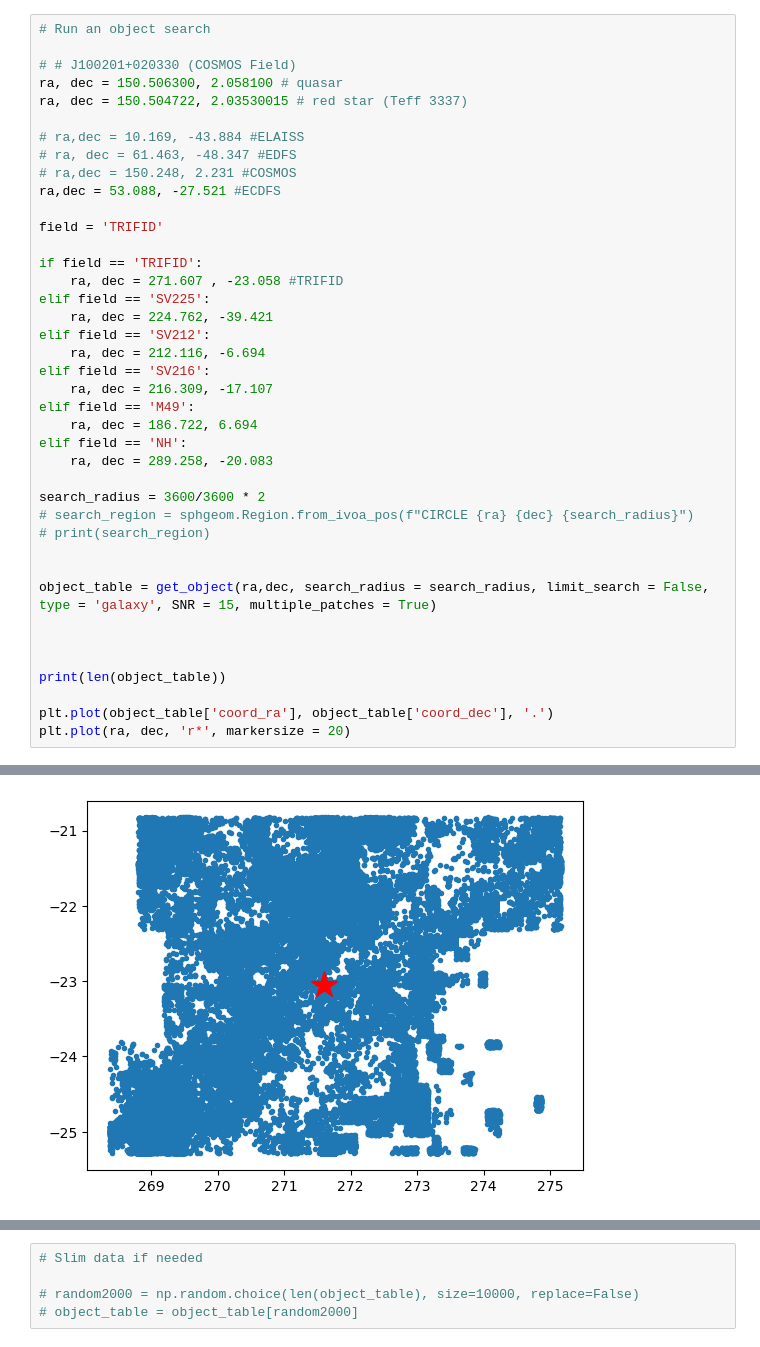
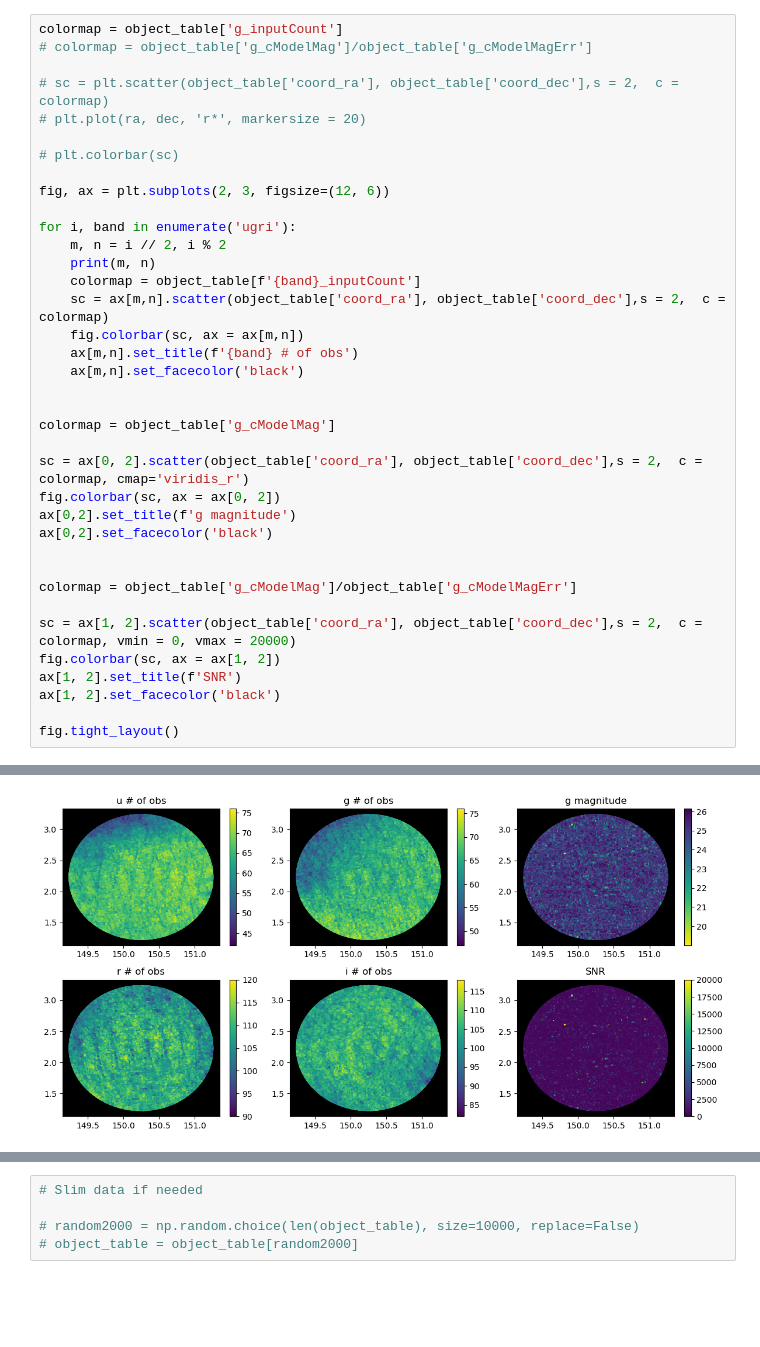
Before and after one commit to LSSTDESC/DifferentialCR, a Jupyter notebook: 2nd_ManyObjDCR.ipynb, the cells around one changed output, grey strips where cells are left out. Saved outputs shown, nothing was run; the diff lists cells and outputs as text; blank space fills up the shorter version.

```diff
--- a/2nd_ManyObjDCR.ipynb
+++ b/2nd_ManyObjDCR.ipynb
@@ -66,41 +168,38 @@ from usdf_utils import get_object
 # %%
-# Run an object search
+colormap = object_table['g_inputCount']
+# colormap = object_table['g_cModelMag']/object_table['g_cModelMagErr']
 
-# # J100201+020330 (COSMOS Field)
-ra, dec = 150.506300, 2.058100 # quasar
-ra, dec = 150.504722, 2.03530015 # red star (Teff 3337)
+# sc = plt.scatter(object_table['coord_ra'], object_table['coord_dec'],s = 2,  c = colormap)
+# plt.plot(ra, dec, 'r*', markersize = 20)
 
-# ra,dec = 10.169, -43.884 #ELAISS
-# ra, dec = 61.463, -48.347 #EDFS
-# ra,dec = 150.248, 2.231 #COSMOS
-ra,dec = 53.088, -27.521 #ECDFS
+# plt.colorbar(sc)
 
-field = 'TRIFID'
+fig, ax = plt.subplots(2, 3, figsize=(12, 6))
 
-if field == 'TRIFID':
-    ra, dec = 271.607 , -23.058 #TRIFID
-elif field == 'SV225':
-    ra, dec = 224.762, -39.421
-elif field == 'SV212':
-    ra, dec = 212.116, -6.694
-elif field == 'SV216':
-    ra, dec = 216.309, -17.107
-elif field == 'M49':
-    ra, dec = 186.722, 6.694
-elif field == 'NH':
-    ra, dec = 289.258, -20.083
-
-search_radius = 3600/3600 * 2
-# search_region = sphgeom.Region.from_ivoa_pos(f"CIRCLE {ra} {dec} {search_radius}")
-# print(search_region)
+for i, band in enumerate('ugri'):
+    m, n = i // 2, i % 2
+    print(m, n)
+    colormap = object_table[f'{band}_inputCount']
+    sc = ax[m,n].scatter(object_table['coord_ra'], object_table['coord_dec'],s = 2,  c = colormap)
+    fig.colorbar(sc, ax = ax[m,n])
+    ax[m,n].set_title(f'{band} # of obs')
+    ax[m,n].set_facecolor('black')
 
 
-object_table = get_object(ra,dec, search_radius = search_radius, limit_search = False, type = 'galaxy', SNR = 15, multiple_patches = True)
+colormap = object_table['g_cModelMag']
+
+sc = ax[0, 2].scatter(object_table['coord_ra'], object_table['coord_dec'],s = 2,  c = colormap, cmap='viridis_r')
+fig.colorbar(sc, ax = ax[0, 2])
+ax[0,2].set_title(f'g magnitude')
+ax[0,2].set_facecolor('black')
 
 
+colormap = object_table['g_cModelMag']/object_table['g_cModelMagErr']
 
-print(len(object_table))
+sc = ax[1, 2].scatter(object_table['coord_ra'], object_table['coord_dec'],s = 2,  c = colormap, vmin = 0, vmax = 20000)
+fig.colorbar(sc, ax = ax[1, 2])
+ax[1, 2].set_title(f'SNR')
+ax[1, 2].set_facecolor('black')
 
-plt.plot(object_table['coord_ra'], object_table['coord_dec'], '.')
-plt.plot(ra, dec, 'r*', markersize = 20)
+fig.tight_layout()
 # %% [output]
@@ -110 +210 @@ Found 11 references overlapping the search region.
-[figure, old version]
+[figure, new version]
```
Also changed, not shown: parts of 12 cells of this notebook, 3 other files.
